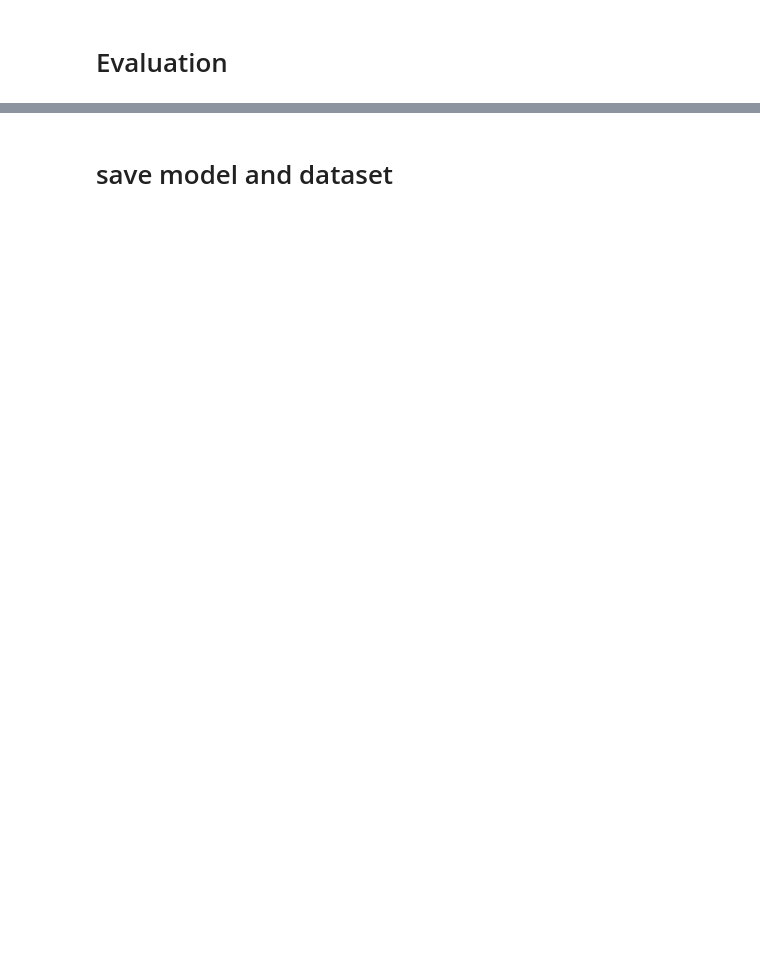
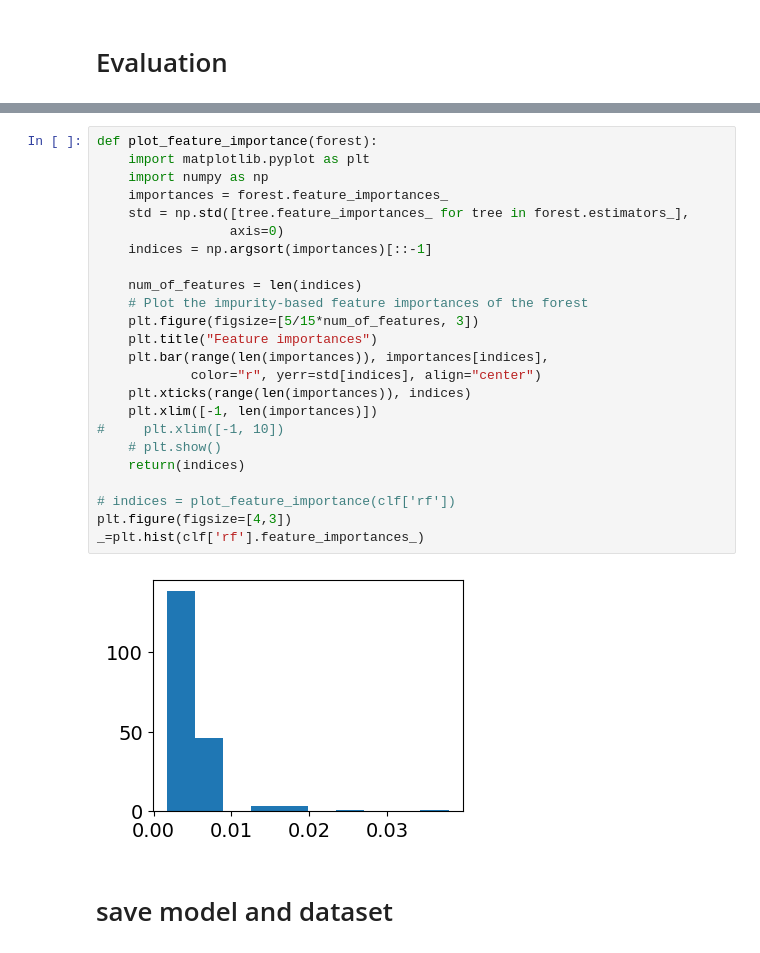
Before and after one commit to ylin00/seizurecast, a Jupyter notebook: notebooks/Seizure_Forecasting_RF.ipynb, the cells around one changed output, grey strips where cells are left out. Drawn from its saved outputs; the diff is of its cells as text; blank space fills up the shorter version.

```diff
--- a/notebooks/Seizure_Forecasting_RF.ipynb
+++ b/notebooks/Seizure_Forecasting_RF.ipynb
@@ -431,2 +538,28 @@ plot_confusion_matrix(cm, classes = ['Background', 'Pre-Seizure'],
+# %%
+def plot_feature_importance(forest):
+    import matplotlib.pyplot as plt
+    import numpy as np
+    importances = forest.feature_importances_
+    std = np.std([tree.feature_importances_ for tree in forest.estimators_],
+                 axis=0)
+    indices = np.argsort(importances)[::-1]
+
+    num_of_features = len(indices)
+    # Plot the impurity-based feature importances of the forest
+    plt.figure(figsize=[5/15*num_of_features, 3])
+    plt.title("Feature importances")
+    plt.bar(range(len(importances)), importances[indices],
+            color="r", yerr=std[indices], align="center")
+    plt.xticks(range(len(importances)), indices)
+    plt.xlim([-1, len(importances)])
+#     plt.xlim([-1, 10])
+    # plt.show()
+    return(indices)
+
+# indices = plot_feature_importance(clf['rf'])
+plt.figure(figsize=[4,3])
+_=plt.hist(clf['rf'].feature_importances_)
+# %% [output]
+[figure, added]
 # %% [markdown]
 # save model and dataset
```
Also changed, not shown: parts of 18 cells of this notebook, 2 other files.
